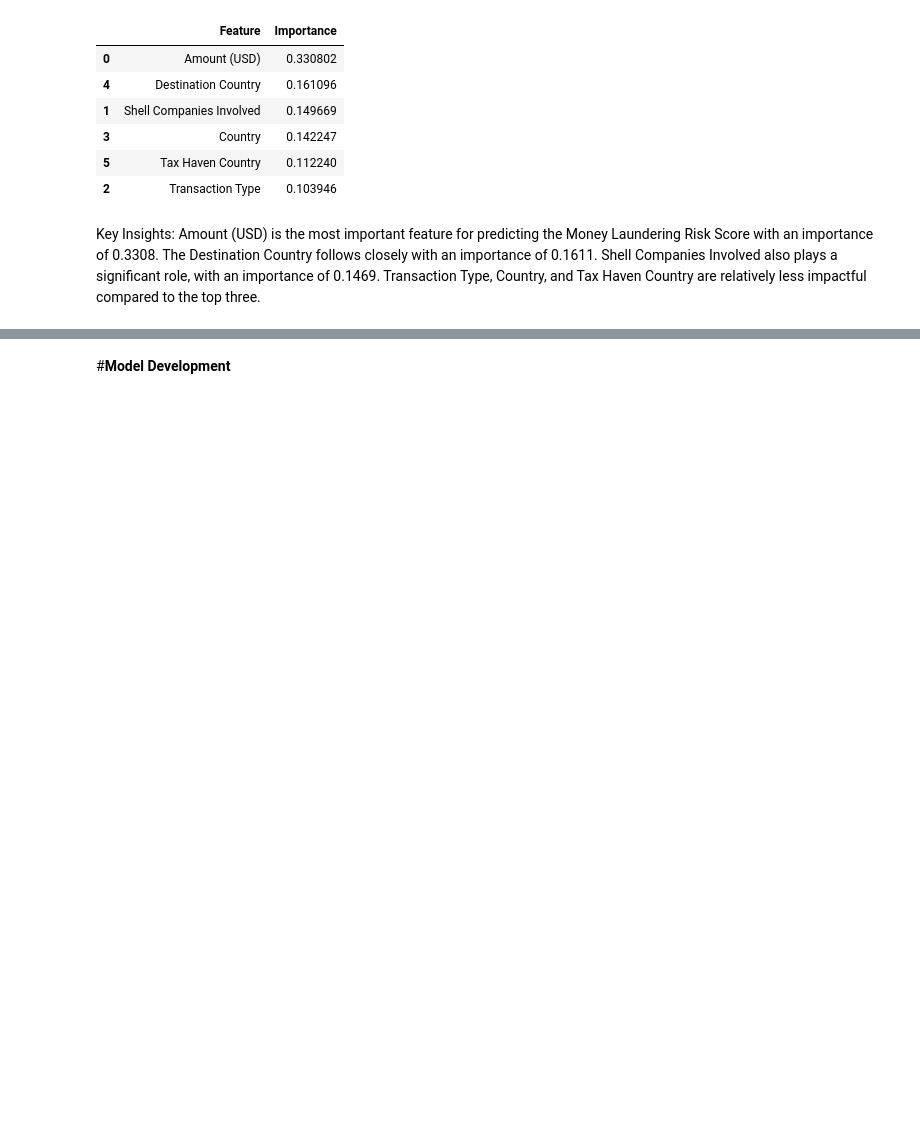
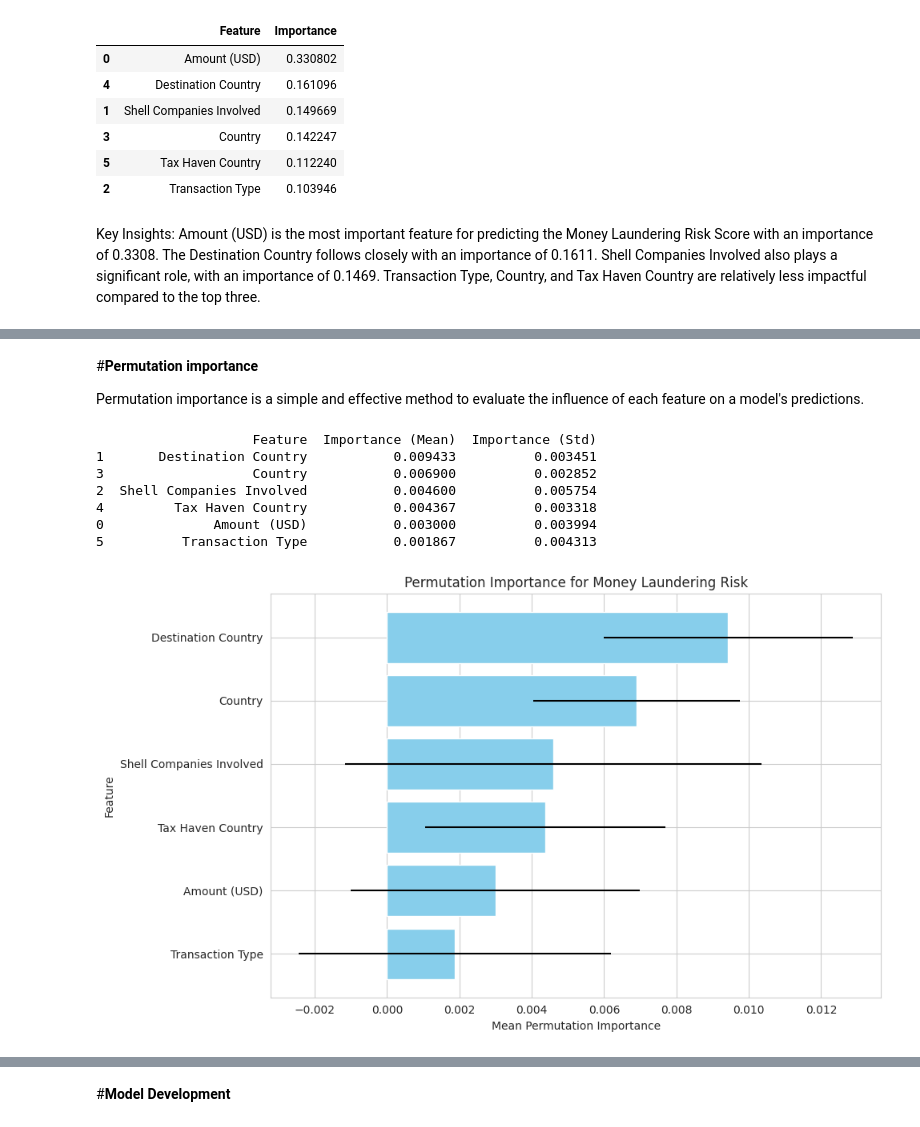
Before and after one commit to muhammadahmed73/Final-Project, a Jupyter notebook: 22031216_UOH_Final_Project.ipynb, the cells around one changed output, grey strips where cells are left out. Saved outputs shown, nothing was run; the diff lists cells and outputs as text; code cells hidden in the pictures; blank space fills up the shorter version.

```diff
--- a/22031216_UOH_Final_Project.ipynb
+++ b/22031216_UOH_Final_Project.ipynb
@@ -796,0 +874,48 @@ Transaction Type, Country, and Tax Haven Country are relatively less impactful c
+# %% [markdown]
+#**Permutation importance**
+
+Permutation importance is a simple and effective method to evaluate the influence of each feature on a model's predictions.
+# %%
+import numpy as np
+import pandas as pd
+from sklearn.inspection import permutation_importance
+import matplotlib.pyplot as plt
+
+# Calculate permutation importance
+result = permutation_importance(
+    rf_model, X_test, y_test, n_repeats=10, random_state=42, scoring="accuracy"
+)
+
+# Create a DataFrame for better visualization
+perm_importance_df = pd.DataFrame({
+    "Feature": features,
+    "Importance (Mean)": result.importances_mean,
+    "Importance (Std)": result.importances_std
+}).sort_values(by="Importance (Mean)", ascending=False)
+
+# Display the DataFrame
+print(perm_importance_df)
+
+# Plot the permutation importance
+plt.figure(figsize=(10, 6))
+plt.barh(
+    perm_importance_df["Feature"],
+    perm_importance_df["Importance (Mean)"],
+    xerr=perm_importance_df["Importance (Std)"],
+    color="skyblue"
+)
+plt.xlabel("Mean Permutation Importance")
+plt.ylabel("Feature")
+plt.title("Permutation Importance for Money Laundering Risk")
+plt.gca().invert_yaxis()
+plt.tight_layout()
+plt.show()
+# %% [output]
+                    Feature  Importance (Mean)  Importance (Std)
+1       Destination Country           0.009433          0.003451
+3                   Country           0.006900          0.002852
+2  Shell Companies Involved           0.004600          0.005754
+4         Tax Haven Country           0.004367          0.003318
+0              Amount (USD)           0.003000          0.003994
+5          Transaction Type           0.001867          0.004313
+[figure, added]
```
Also changed, not shown: parts of 18 cells of this notebook.
